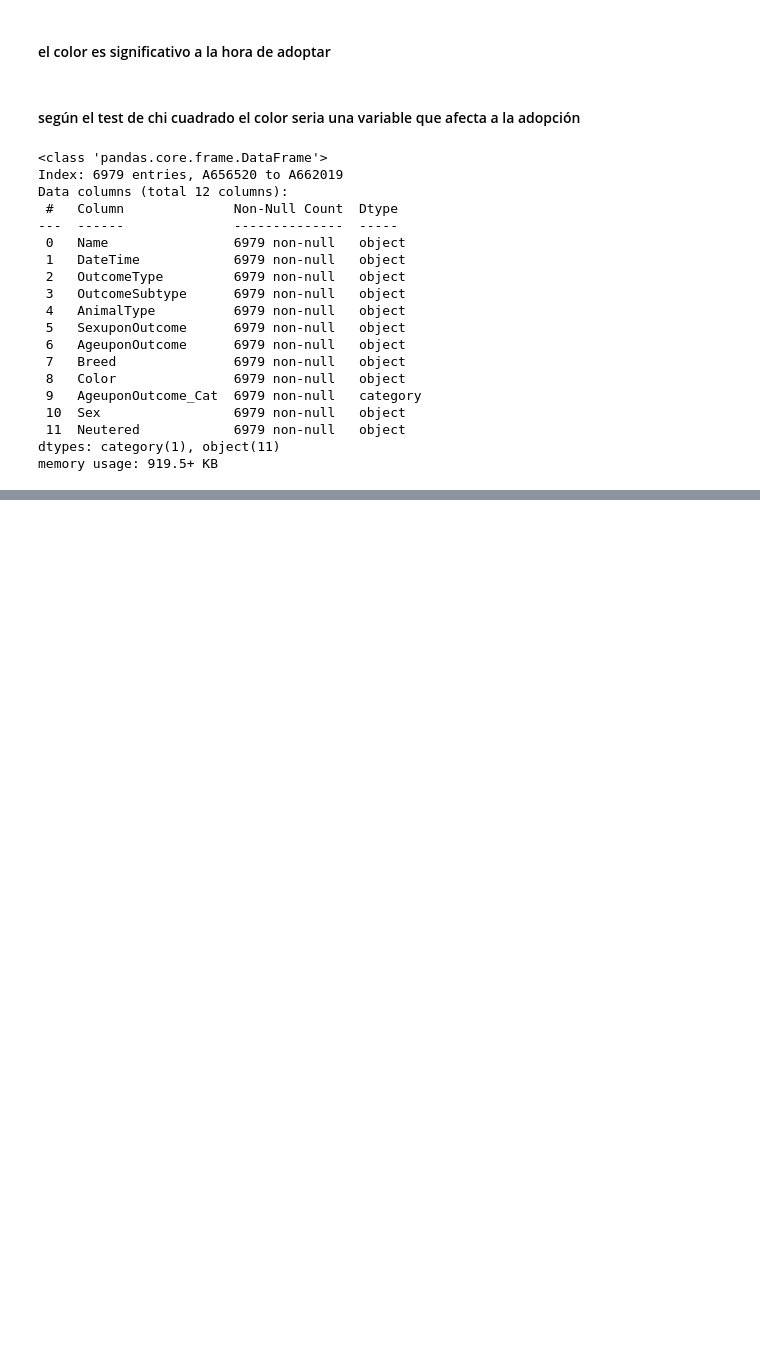
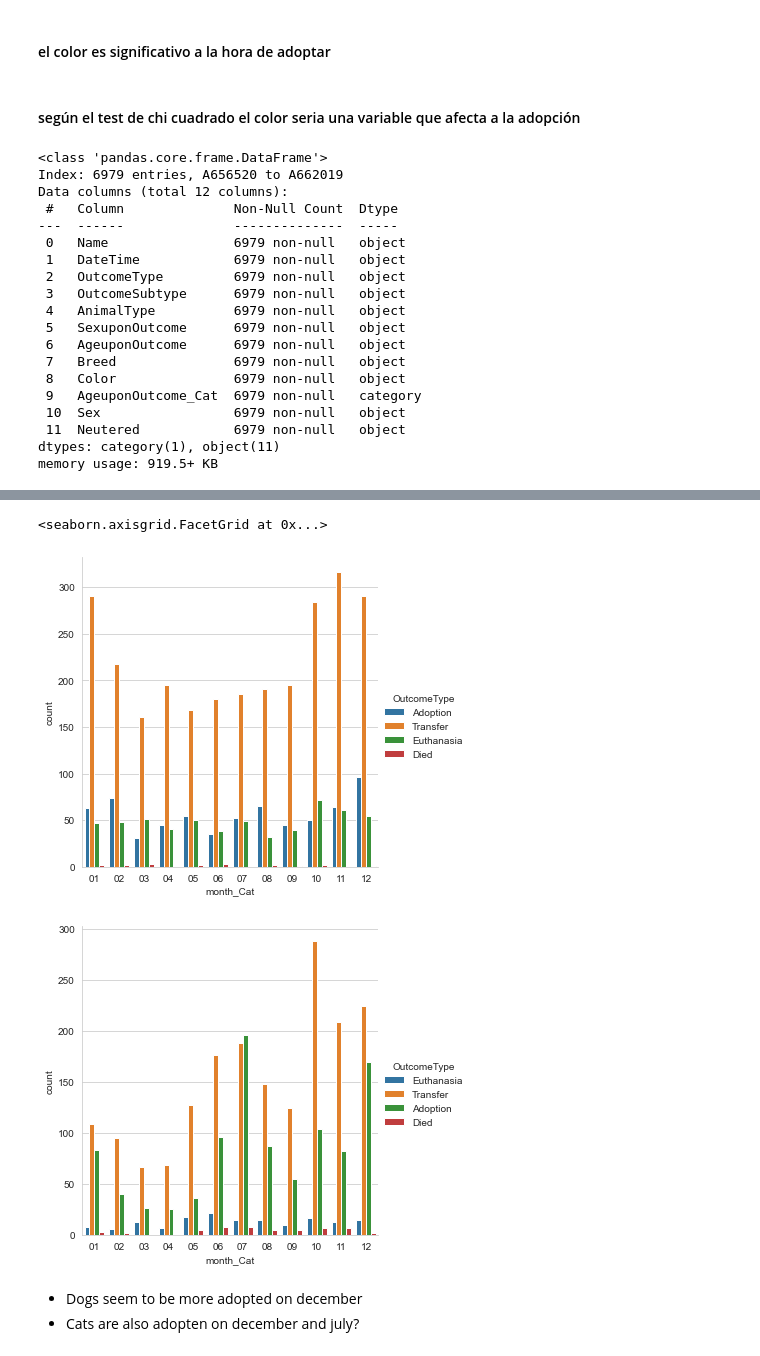
Before and after one commit to ironhack-bcn-data-pt/PR05-project-statistical-analysis, a Jupyter notebook: Project_05_pets.ipynb, the cells around one changed output, grey strips where cells are left out. Drawn from its saved outputs; the diff is of its cells as text; code cells hidden in the pictures; blank space fills up the shorter version.

Commit message:
added month correlation and modified the prediction with month_ca variable

```diff
--- a/Project_05_pets.ipynb
+++ b/Project_05_pets.ipynb
@@ -611,0 +591,8 @@ memory usage: 919.5+ KB
+# %%
+# buscaremos por mes
+month_patt = re.compile('-(\d*)-')
+# %%
+pet_df['month'] = pet_df['DateTime'].apply(lambda x: month_patt.findall(x)[0])
+# %%
+order_bins =['01','02','03','04','05','06','07','08','09','10','11','12']
+pet_df['month_Cat'] = pd.Categorical(pet_df['month'], order_bins)
@@ -611,0 +609,10 @@ memory usage: 919.5+ KB
+# %%
+sns.catplot(data=pet_df[pet_df.AnimalType=='Dog'],x='month_Cat', kind='count',hue='OutcomeType')
+sns.catplot(data=pet_df[pet_df.AnimalType=='Cat'],x='month_Cat', kind='count',hue='OutcomeType')
+# %% [output]
+<seaborn.axisgrid.FacetGrid at 0x...>
+[figure, added]
+[figure, added]
+# %% [markdown]
+- Dogs seem to be more adopted on december
+- Cats are also adopten on december and july?
```
Also changed, not shown: parts of 75 cells of this notebook.
